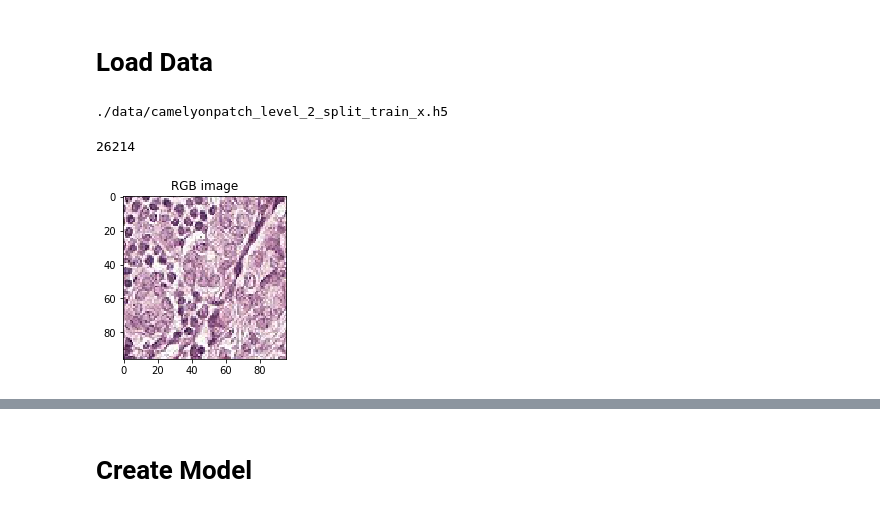
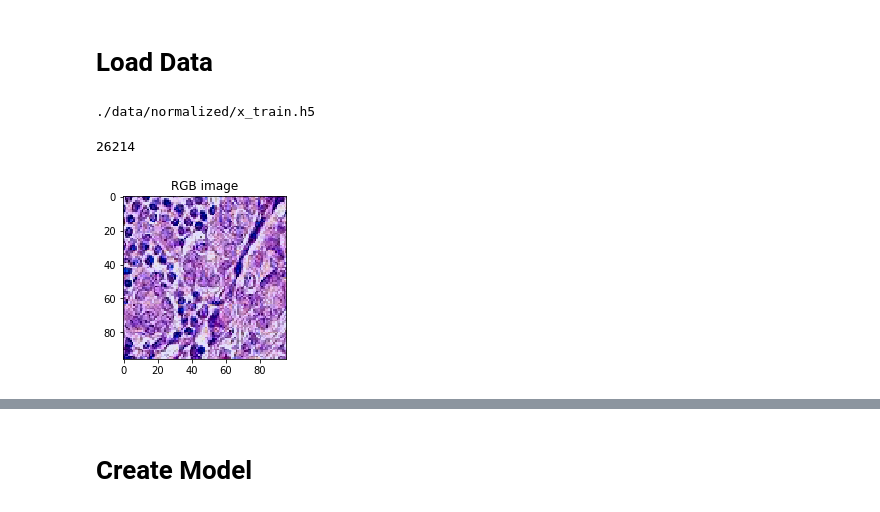
Before and after one commit to KochPJ/Ismi19, a Jupyter notebook: Main.ipynb, the cells around one changed output, grey strips where cells are left out. Saved outputs shown, nothing was run; the diff lists cells and outputs as text; code cells hidden in the pictures.

```diff
--- a/Main.ipynb
+++ b/Main.ipynb
@@ -65,6 +66,11 @@ class DataSet:
         with h5py.File(self.data_dir_x, 'r') as hdf:
             return (int)(len(hdf['x'])*self.use_percentage)
 
+    def get_data(self):
+        with h5py.File(self.data_dir_x, 'r') as hdf:
+            return np.array( list(hdf['x'][0: self.get_lenght() ])  )
+
+
     def show_image(self, i):
         with h5py.File(self.data_dir_x, 'r') as hdf:
             data = list(hdf['x'][i])
@@ -180,22 +171,23 @@ class StainNormalizer:
 # %%
 #data dirs
 data_dir = './data/'
-train_dir_x = os.path.join(data_dir, 'camelyonpatch_level_2_split_train_x.h5')
+data_dir_norm = './data/normalized/'
+train_dir_x = os.path.join(data_dir_norm, 'x_train.h5')
 train_dir_y = os.path.join(data_dir, 'camelyonpatch_level_2_split_train_y.h5')
-valid_dir_x = os.path.join(data_dir, 'camelyonpatch_level_2_split_valid_x.h5')
+valid_dir_x = os.path.join(data_dir_norm, 'x_valid.h5')
 valid_dir_y = os.path.join(data_dir, 'camelyonpatch_level_2_split_valid_y.h5')
-test_dir_x = os.path.join(data_dir, 'camelyonpatch_level_2_split_test_x.h5')
+test_dir_x = os.path.join(data_dir_norm, 'x_test.h5')
 
 print(train_dir_x)
 # %% [output]
-./data/camelyonpatch_level_2_split_train_x.h5
+./data/normalized/x_train.h5
 # %%
 training_dataset = DataSet(train_dir_x, train_dir_y, use_percentage=0.1)
 validation_dataset = DataSet(valid_dir_x, valid_dir_y, use_percentage=0.1)
-test_dataset = DataSet(test_dir_x, use_percentage=0.1)
+test_dataset = DataSet(test_dir_x, use_percentage=1.0)
 print(training_dataset.get_lenght())
 training_dataset.show_image(1)
 # %% [output]
 26214
-[figure, old version]
+[figure, new version]
 # %%
```
Also changed, not shown: parts of 15 cells of this notebook, 3 other files.
